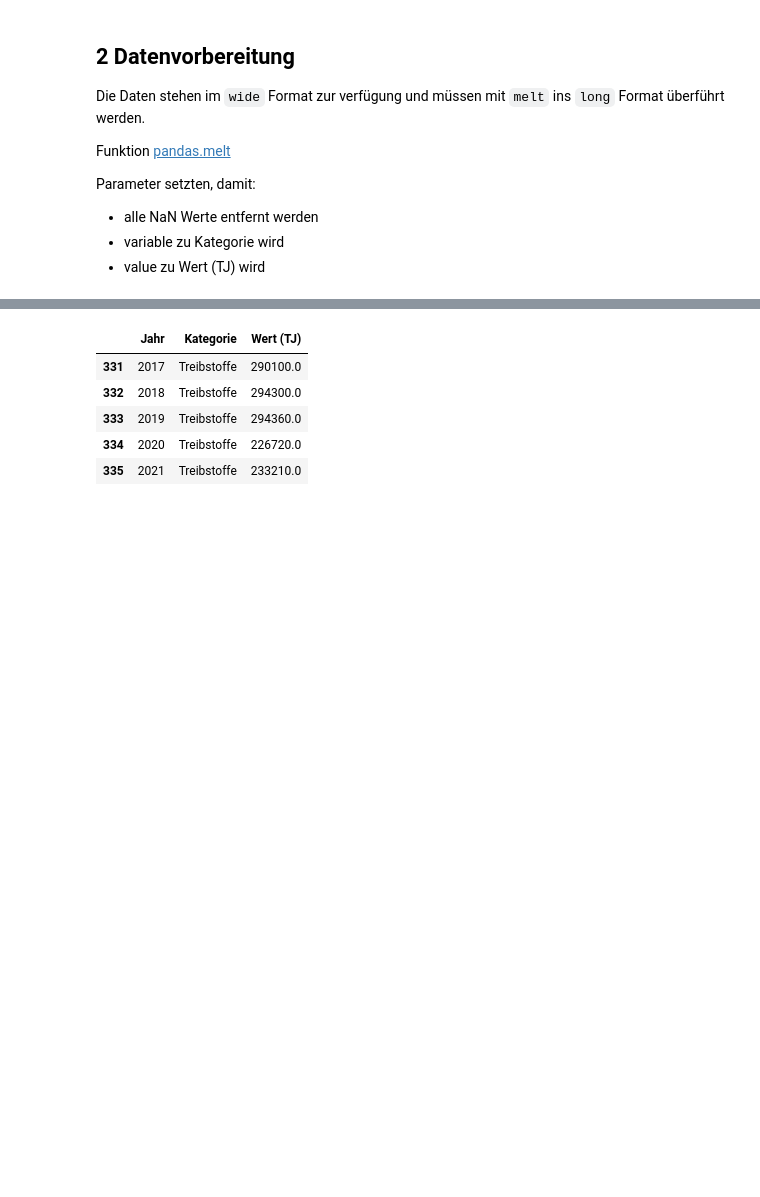
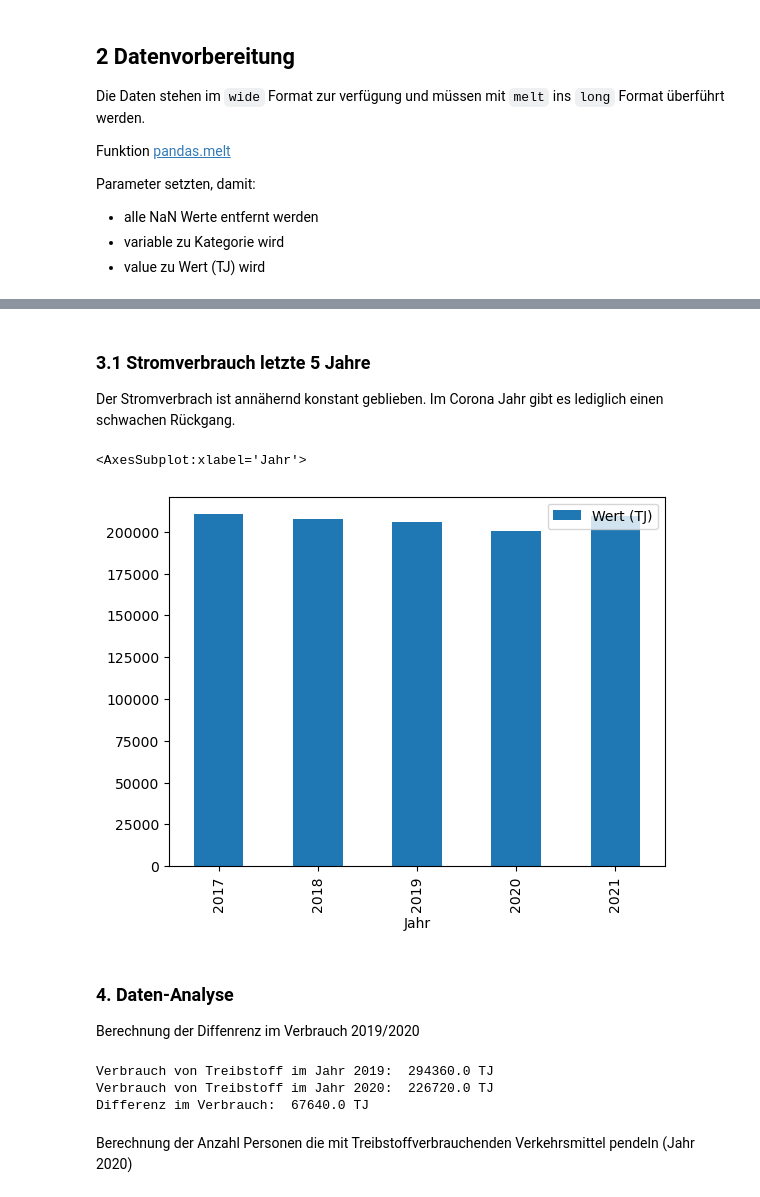
Before and after one commit to marco-weber/BMLD-2022-Informatik-Leistungsnachweis, a Jupyter notebook: Leistungsnachweisname_FilipaWeber_AnnaHasenfratz_EnyaJossen.ipynb, the cells around one changed output, grey strips where cells are left out. Saved outputs shown, nothing was run; the diff lists cells and outputs as text; code cells hidden in the pictures; blank space fills up the shorter version.

```diff
--- a/Leistungsnachweisname_FilipaWeber_AnnaHasenfratz_EnyaJossen.ipynb
+++ b/Leistungsnachweisname_FilipaWeber_AnnaHasenfratz_EnyaJossen.ipynb
@@ -161,13 +175,26 @@ df_Reduziert
+# %% [markdown]
+### 3.1 Stromverbrauch letzte 5 Jahre
+Der Stromverbrach ist annähernd konstant geblieben. Im Corona Jahr gibt es lediglich einen schwachen Rückgang.
 # %%
-df_Treibstoffe = df_Reduziert[df_Reduziert["Kategorie"] == "Treibstoffe"]
-df_Treibstoffe
-
-# df_Elektrizität = df_Reduziert[df_Reduziert["Kategorie"] == "Elektrizität"]
-# df_Elektrizität
+df_electricity.plot.bar(x="Jahr", y="Wert (TJ)")
 # %% [output]
-|  | Jahr | Kategorie | Wert (TJ) |
-| 331 | 2017 | Treibstoffe | 290100.0 |
-| 332 | 2018 | Treibstoffe | 294300.0 |
-| 333 | 2019 | Treibstoffe | 294360.0 |
-| 334 | 2020 | Treibstoffe | 226720.0 |
-| 335 | 2021 | Treibstoffe | 233210.0 |
+<AxesSubplot:xlabel='Jahr'>
+[figure, added]
+# %% [markdown]
+### 4. Daten-Analyse
+Berechnung der Diffenrenz im Verbrauch 2019/2020
+# %%
+# calculate difference in fuel usage between 2019 and 2020
+value_2019 = df_fuel.loc[333, "Wert (TJ)"]
+value_2020 = df_fuel.loc[334, "Wert (TJ)"]
+difference = value_2019 - value_2020
+
+print("Verbrauch von Treibstoff im Jahr 2019: ", value_2019, "TJ")
+print("Verbrauch von Treibstoff im Jahr 2020: ", value_2020, "TJ")
+print("Differenz im Verbrauch: ", difference , "TJ")
+# %% [output]
+Verbrauch von Treibstoff im Jahr 2019:  294360.0 TJ
+Verbrauch von Treibstoff im Jahr 2020:  226720.0 TJ
+Differenz im Verbrauch:  67640.0 TJ
+# %% [markdown]
+Berechnung der Anzahl Personen die mit Treibstoffverbrauchenden Verkehrsmittel pendeln (Jahr 2020)
```
Also changed, not shown: parts of 6 cells of this notebook.
